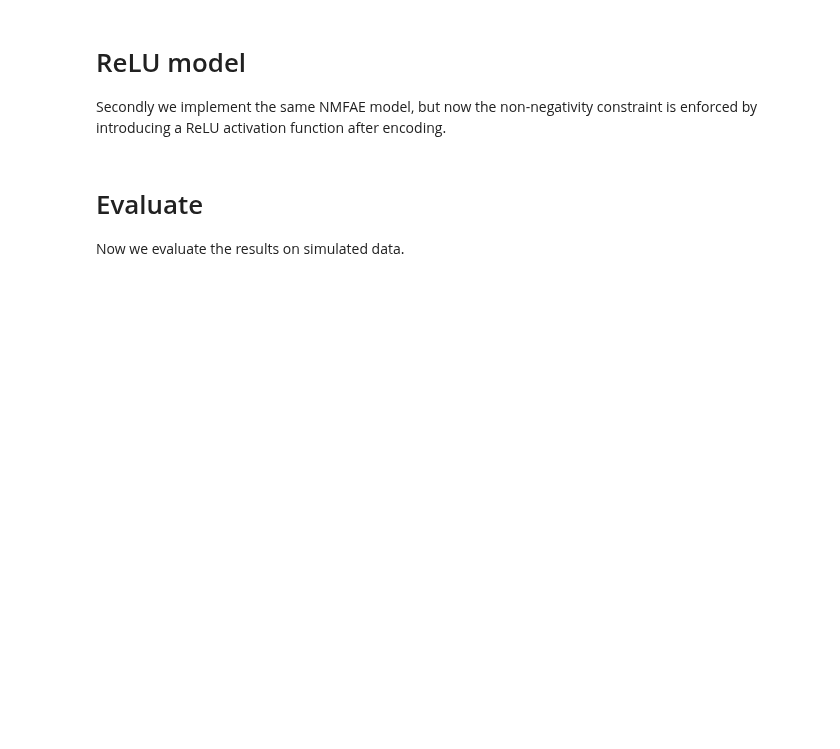
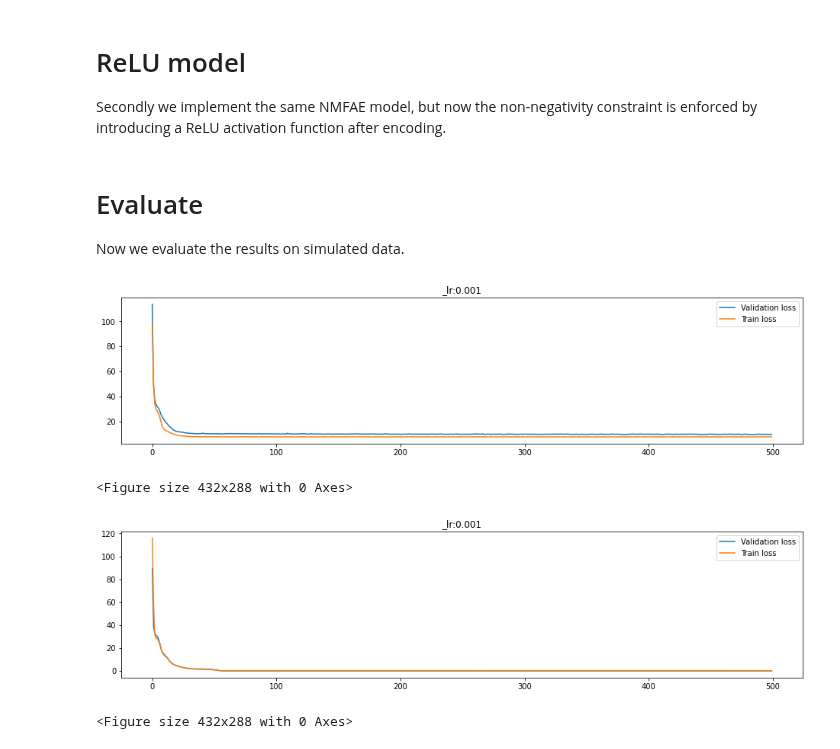
Before and after one commit to CLINDA-AAU/AAUtoSig, a Jupyter notebook: clamp_vs_relu.ipynb, the cells around one changed output. Drawn from its saved outputs; the diff is of its cells as text; code cells hidden in the pictures; blank space fills up the shorter version.

```diff
--- a/clamp_vs_relu.ipynb
+++ b/clamp_vs_relu.ipynb
@@ -120,44 +21,58 @@ def train_NMFAE_relu(epochs, model, x_train, loss_function, optimizer, batch_siz
 # Evaluate
 Now we evaluate the results on simulated data.
 # %%
-V,S,E = simulate_counts(3, 2000)
-m_clamp = NMFAE_clamp(3)
-m_relu = NMFAE_relu(3)
+n_sigs = 5
+
+m_clamp = AAUtoSig(96, 5, non_negativity = None)
+m_relu = AAUtoSig(96, 5, non_negativity = "ReLU")
+
+V,S,E = simulate_counts(5, 2000)
+train_data, validation_data = split_data(V.T, 0.8)
 trinucleotide = V.index
 mutation = [t[2:5] for t in trinucleotide]
 
 
 # Validation using MSE Loss function
 loss_function = torch.nn.MSELoss(reduction='mean')
 
 # Using an Adam Optimizer with lr = 1e-3
-optimizer = torch.optim.Adam(m_clamp.parameters(),
+optimizer_clamp = torch.optim.Adam(m_clamp.parameters(),
+                            lr = 1e-3)
+optimizer_relu = torch.optim.Adam(m_relu.parameters(),
                             lr = 1e-3)
 
-train_NMFAE_clamp(epochs = 500,
-            model = m_clamp,
-            x_train = V.transpose(),
-            loss_function = loss_function,
-            optimizer = optimizer,
-            batch_size=6)
+np.random.seed(20)
+train_AAUtoSig(epochs = 500,
+                model = m_clamp,
+                x_train = train_data,
+                x_test = validation_data,
+                criterion = loss_function,
+                optimizer = optimizer_clamp,
+                batch_size = 16,
+                non_negative = "all")
 
 
 #the weights of the decoding layer (dec1) is where we find the signatures.
 sigs_clamp = m_clamp.dec1.weight.data
 sigs_clamp = pd.DataFrame(sigs_clamp.numpy())
 
 # Using an Adam Optimizer with lr = 1e-3
-optimizer = torch.optim.Adam(m_relu.parameters(),
-                            lr = 1e-3)
-
-train_NMFAE_relu(epochs = 500,
-            model = m_relu,
-            x_train = V.transpose(),
-            loss_function = loss_function,
-            optimizer = optimizer,
-            batch_size=6)
+np.random.seed(20)
+train_AAUtoSig(epochs = 500,
+                model = m_relu,
+                x_train = train_data,
+                x_test = validation_data,
+                criterion = loss_function,
+                optimizer = optimizer_relu,
+                batch_size = 16,
+                non_negative = None)
 
 
 #the weights of the decoding layer (dec1) is where we find the signatures.
 sigs_relu = F.relu(m_relu.dec1.weight.data)
 sigs_relu = pd.DataFrame(sigs_relu.numpy())
+# %% [output]
+[figure, added]
+<Figure size 432x288 with 0 Axes>
+[figure, added]
+<Figure size 432x288 with 0 Axes>
```
Also changed, not shown: parts of 6 cells of this notebook, 2 other files.
